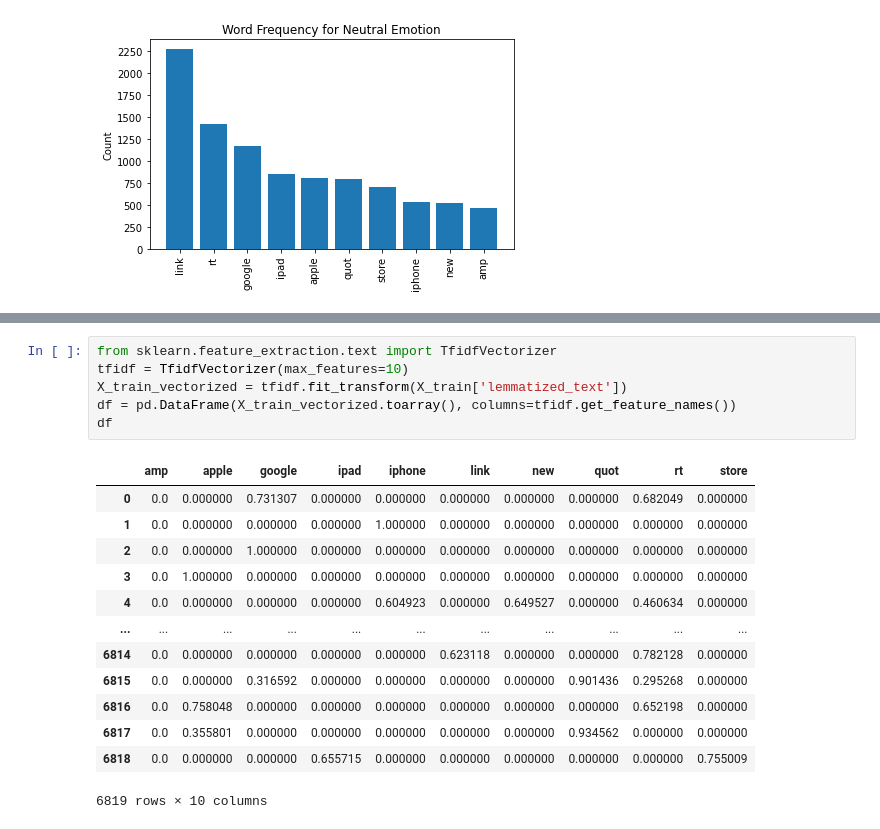
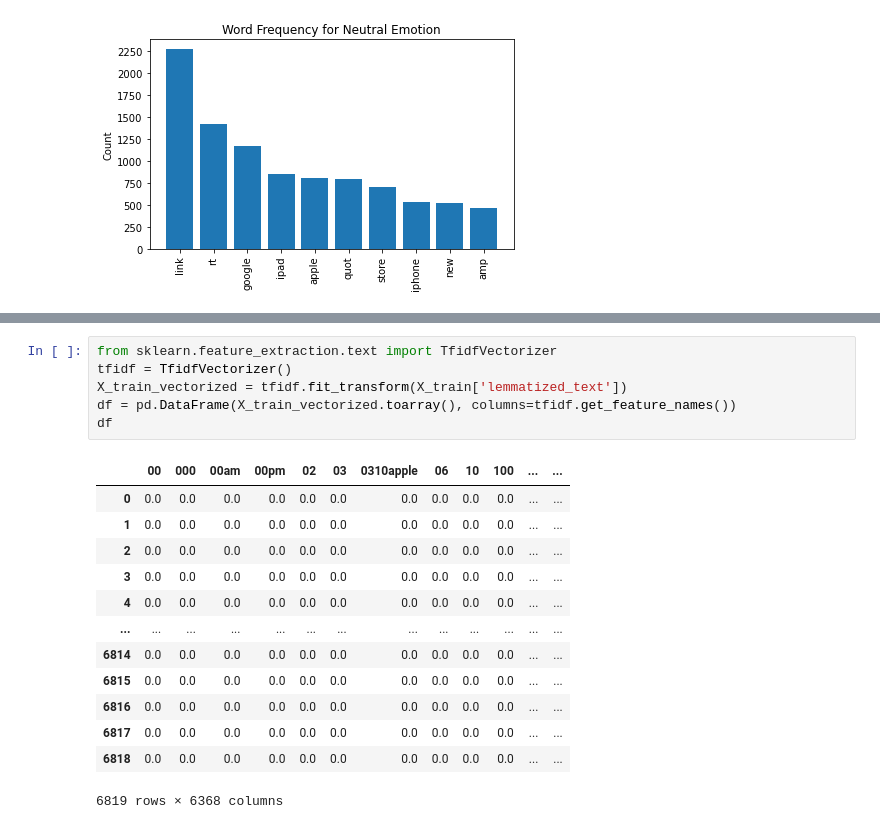
Before and after one commit to VolhaP87/Twitter_Sentiment_Analysis, a Jupyter notebook: Untitled.ipynb, the cells around one changed output, grey strips where cells are left out. Saved outputs shown, nothing was run; the diff lists cells and outputs as text.

```diff
--- a/Untitled.ipynb
+++ b/Untitled.ipynb
@@ -379,21 +379,21 @@ X_train.head()
 | 3210 | fyi rt i'll be at the austin conv... | Neutral emotion | [fyi, rt, ll, be, at, the, austin... | [fyi, rt, austin, convention, cen... | [(fyi, n), (rt, n), (austin, a), ... | [fyi, rt, austin, convention, cen... | fyi rt austin convention center t... |
 # %%
 from sklearn.feature_extraction.text import TfidfVectorizer
-tfidf = TfidfVectorizer(max_features=10)
+tfidf = TfidfVectorizer()
 X_train_vectorized = tfidf.fit_transform(X_train['lemmatized_text'])
 df = pd.DataFrame(X_train_vectorized.toarray(), columns=tfidf.get_feature_names())
 df
 # %% [output]
-|  | amp | apple | google | ipad | iphone | link | new | quot | rt | store |
-| 0 | 0.0 | 0.000000 | 0.731307 | 0.000000 | 0.000000 | 0.000000 | 0.000000 | 0.000000 | 0.682049 | 0.000000 |
-| 1 | 0.0 | 0.000000 | 0.000000 | 0.000000 | 1.000000 | 0.000000 | 0.000000 | 0.000000 | 0.000000 | 0.000000 |
-| 2 | 0.0 | 0.000000 | 1.000000 | 0.000000 | 0.000000 | 0.000000 | 0.000000 | 0.000000 | 0.000000 | 0.000000 |
-| 3 | 0.0 | 1.000000 | 0.000000 | 0.000000 | 0.000000 | 0.000000 | 0.000000 | 0.000000 | 0.000000 | 0.000000 |
-| 4 | 0.0 | 0.000000 | 0.000000 | 0.000000 | 0.604923 | 0.000000 | 0.649527 | 0.000000 | 0.460634 | 0.000000 |
-| ... | ... | ... | ... | ... | ... | ... | ... | ... | ... | ... |
-| 6814 | 0.0 | 0.000000 | 0.000000 | 0.000000 | 0.000000 | 0.623118 | 0.000000 | 0.000000 | 0.782128 | 0.000000 |
-| 6815 | 0.0 | 0.000000 | 0.316592 | 0.000000 | 0.000000 | 0.000000 | 0.000000 | 0.901436 | 0.295268 | 0.000000 |
-| 6816 | 0.0 | 0.758048 | 0.000000 | 0.000000 | 0.000000 | 0.000000 | 0.000000 | 0.000000 | 0.652198 | 0.000000 |
-| 6817 | 0.0 | 0.355801 | 0.000000 | 0.000000 | 0.000000 | 0.000000 | 0.000000 | 0.934562 | 0.000000 | 0.000000 |
-| 6818 | 0.0 | 0.000000 | 0.000000 | 0.655715 | 0.000000 | 0.000000 | 0.000000 | 0.000000 | 0.000000 | 0.755009 |
+|  | 00 | 000 | 00am | 00pm | 02 | 03 | 0310apple | 06 | 10 | 100 | ... | ... |
+| 0 | 0.0 | 0.0 | 0.0 | 0.0 | 0.0 | 0.0 | 0.0 | 0.0 | 0.0 | 0.0 | ... | ... |
+| 1 | 0.0 | 0.0 | 0.0 | 0.0 | 0.0 | 0.0 | 0.0 | 0.0 | 0.0 | 0.0 | ... | ... |
+| 2 | 0.0 | 0.0 | 0.0 | 0.0 | 0.0 | 0.0 | 0.0 | 0.0 | 0.0 | 0.0 | ... | ... |
+| 3 | 0.0 | 0.0 | 0.0 | 0.0 | 0.0 | 0.0 | 0.0 | 0.0 | 0.0 | 0.0 | ... | ... |
+| 4 | 0.0 | 0.0 | 0.0 | 0.0 | 0.0 | 0.0 | 0.0 | 0.0 | 0.0 | 0.0 | ... | ... |
+| ... | ... | ... | ... | ... | ... | ... | ... | ... | ... | ... | ... | ... |
+| 6814 | 0.0 | 0.0 | 0.0 | 0.0 | 0.0 | 0.0 | 0.0 | 0.0 | 0.0 | 0.0 | ... | ... |
+| 6815 | 0.0 | 0.0 | 0.0 | 0.0 | 0.0 | 0.0 | 0.0 | 0.0 | 0.0 | 0.0 | ... | ... |
+| 6816 | 0.0 | 0.0 | 0.0 | 0.0 | 0.0 | 0.0 | 0.0 | 0.0 | 0.0 | 0.0 | ... | ... |
+| 6817 | 0.0 | 0.0 | 0.0 | 0.0 | 0.0 | 0.0 | 0.0 | 0.0 | 0.0 | 0.0 | ... | ... |
+| 6818 | 0.0 | 0.0 | 0.0 | 0.0 | 0.0 | 0.0 | 0.0 | 0.0 | 0.0 | 0.0 | ... | ... |
-6819 rows × 10 columns
+6819 rows × 6368 columns
```
Also changed, not shown: parts of 5 cells of this notebook.
